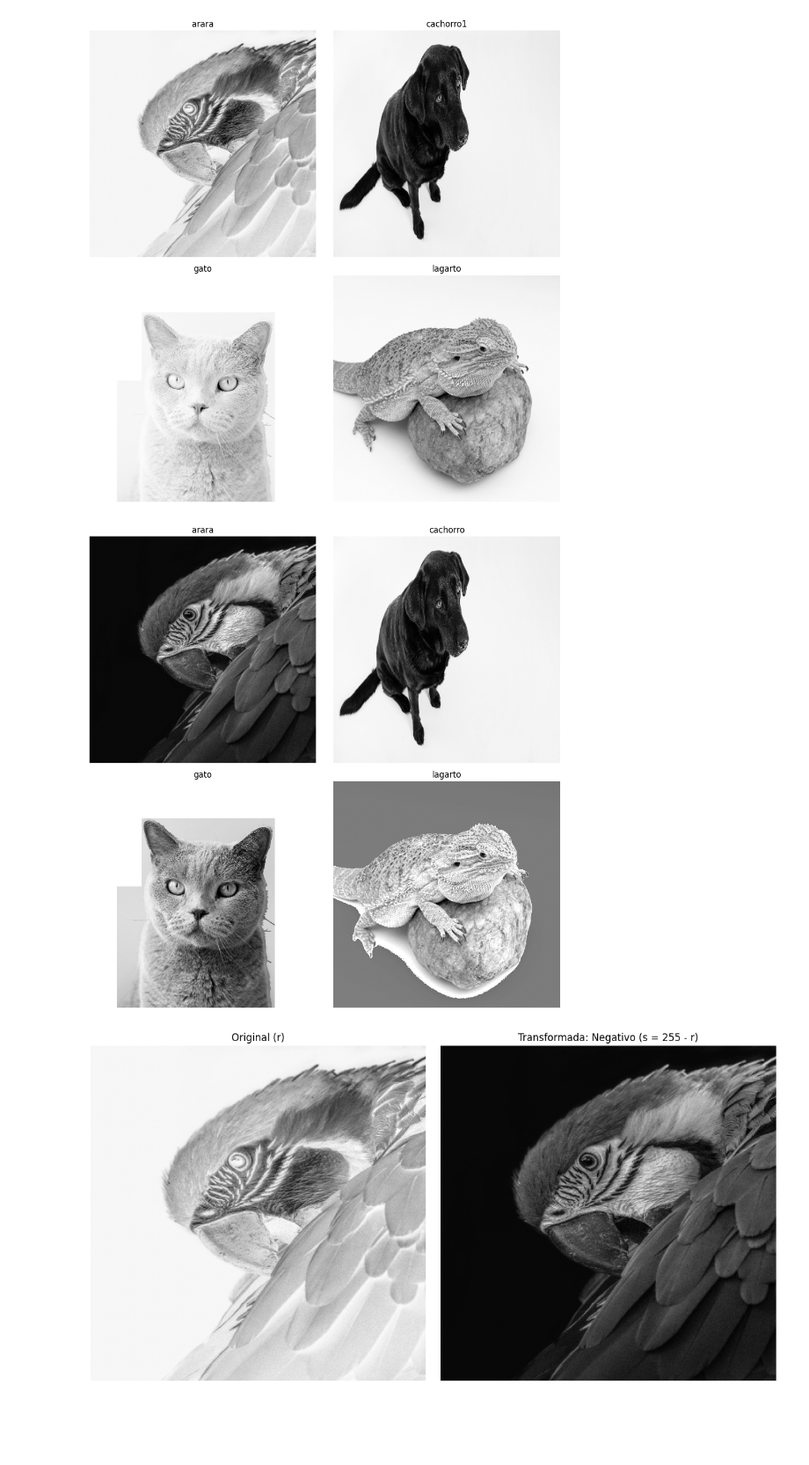
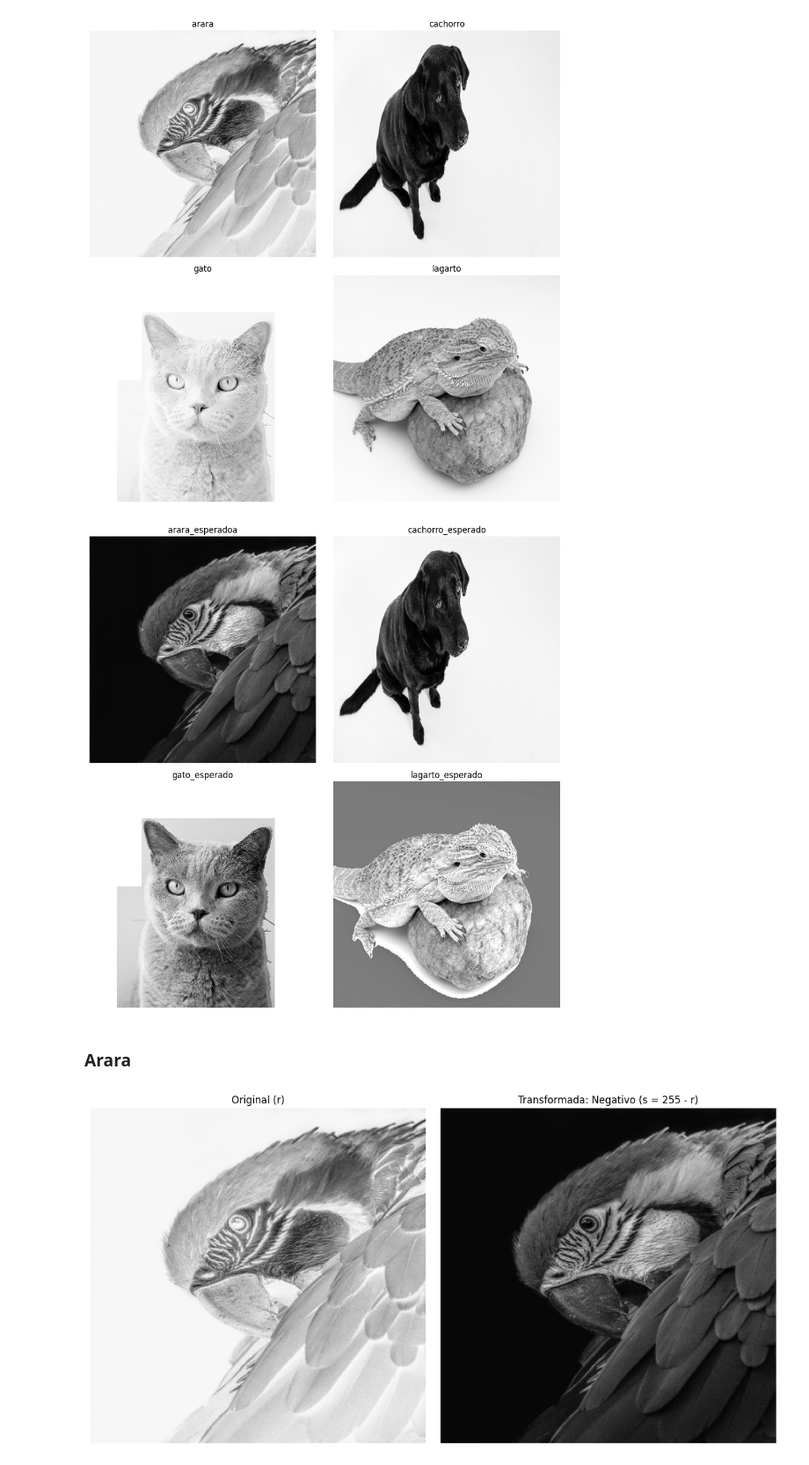
Before and after one commit to Jolusca/ProcessImagens, a Jupyter notebook: Projeto2/Transformações_de_intensidade_e_filtragem_espacial.ipynb, the cells around one changed output. Shown at 88% size. Drawn from its saved outputs; the diff is of its cells as text; code cells hidden in the pictures; blank space fills up the shorter version.

```diff
--- a/Projeto2/Transformações_de_intensidade_e_filtragem_espacial.ipynb
+++ b/Projeto2/Transformações_de_intensidade_e_filtragem_espacial.ipynb
@@ -116,36 +117,38 @@ import matplotlib.pyplot as plt
 
 # 1. Caminhos e Leitura
 # A flag 2 resolve o erro de 32-bit e a 0 garante escala de cinza
 arara_esperado = cv2.imread('PDI/1/resultados esperados/arara_ESPERADA.png', 2 | 0)
 cachorro_esperado = cv2.imread('PDI/1/resultados esperados/cachorro_ESPERADO.png', 2 | 0)
 gato_esperado = cv2.imread('PDI/1/resultados esperados/gato_ESPERADO.png', 2 | 0)
 lagarto_esperado = cv2.imread('PDI/1/resultados esperados/lagarto_ESPERADO.jpg', 2 | 0)
 
 # 2. Exibição
 plt.figure(figsize=(10, 10))
 
 plt.subplot(2, 2, 1)
 plt.imshow(arara_esperado , cmap='gray')
-plt.title('arara')
+plt.title('arara_esperadoa')
 plt.axis('off')
 
 plt.subplot(2, 2, 2)
 plt.imshow(cachorro_esperado, cmap='gray')
-plt.title('cachorro')
+plt.title('cachorro_esperado')
 plt.axis('off')
 
 plt.subplot(2, 2, 3)
 plt.imshow(gato_esperado, cmap='gray')
-plt.title('gato')
+plt.title('gato_esperado')
 plt.axis('off')
 
 plt.subplot(2, 2, 4)
 plt.imshow(lagarto_esperado, cmap='gray')
-plt.title('lagarto')
+plt.title('lagarto_esperado')
 plt.axis('off')
 
 plt.tight_layout()
 plt.show()
 # %% [output]
-[figure, old version]
+[figure, new version]
+# %% [markdown]
+### Arara
 # %%
```
Also changed, not shown: parts of 8 cells of this notebook.
